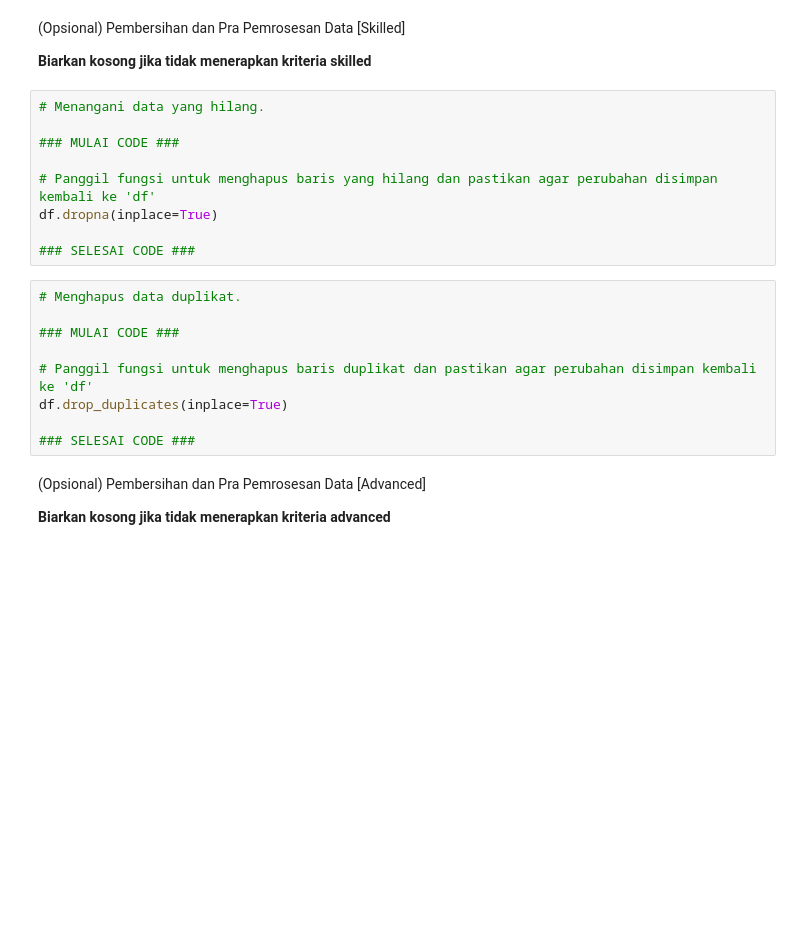
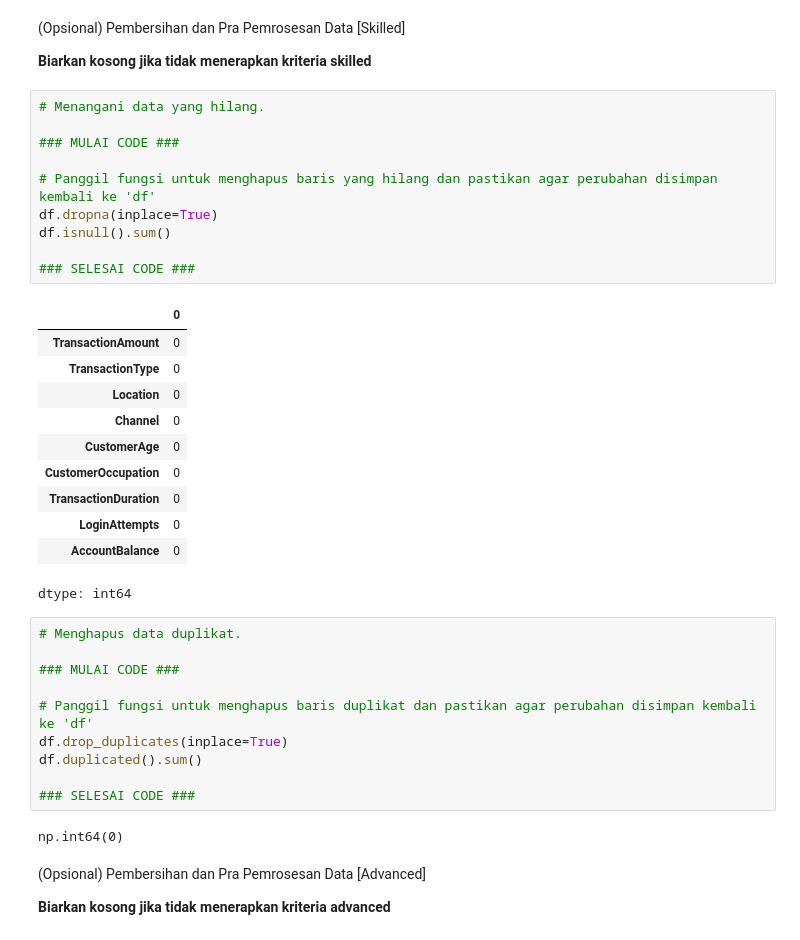
Before and after one commit to Bjirka13/Dicoding---AI-Engineer---Completion, a Jupyter notebook: [Clustering]_Submission_Akhir_BMLP_Frans Christiopan Hutapea.ipynb, the cells around one changed output. Cells and saved outputs as stored; diff of their text form; blank space fills up the shorter version.

```diff
--- a/AI Engineer/Notebook/[Clustering]_Submission_Akhir_BMLP_Frans Christiopan Hutapea.ipynb
+++ b/[Clustering]_Submission_Akhir_BMLP_Frans Christiopan Hutapea.ipynb
@@ -430,12 +430,25 @@ df.columns.tolist()
 # %%
 # Menangani data yang hilang.
 
 ### MULAI CODE ###
 
 # Panggil fungsi untuk menghapus baris yang hilang dan pastikan agar perubahan disimpan kembali ke 'df'
 df.dropna(inplace=True)
+df.isnull().sum()
 
 ### SELESAI CODE ###
+# %% [output]
+|  | 0 |
+| TransactionAmount | 0 |
+| TransactionType | 0 |
+| Location | 0 |
+| Channel | 0 |
+| CustomerAge | 0 |
+| CustomerOccupation | 0 |
+| TransactionDuration | 0 |
+| LoginAttempts | 0 |
+| AccountBalance | 0 |
+dtype: int64
 # %%
 # Menghapus data duplikat.
 
@@ -443,8 +456,11 @@ df.dropna(inplace=True)
 
 # Panggil fungsi untuk menghapus baris duplikat dan pastikan agar perubahan disimpan kembali ke 'df'
 df.drop_duplicates(inplace=True)
+df.duplicated().sum()
 
 ### SELESAI CODE ###
+# %% [output]
+np.int64(0)
 # %% [markdown]
 (Opsional) Pembersihan dan Pra Pemrosesan Data [Advanced]
 
```
Also changed, not shown: parts of 6 cells of this notebook, 5 other files.
